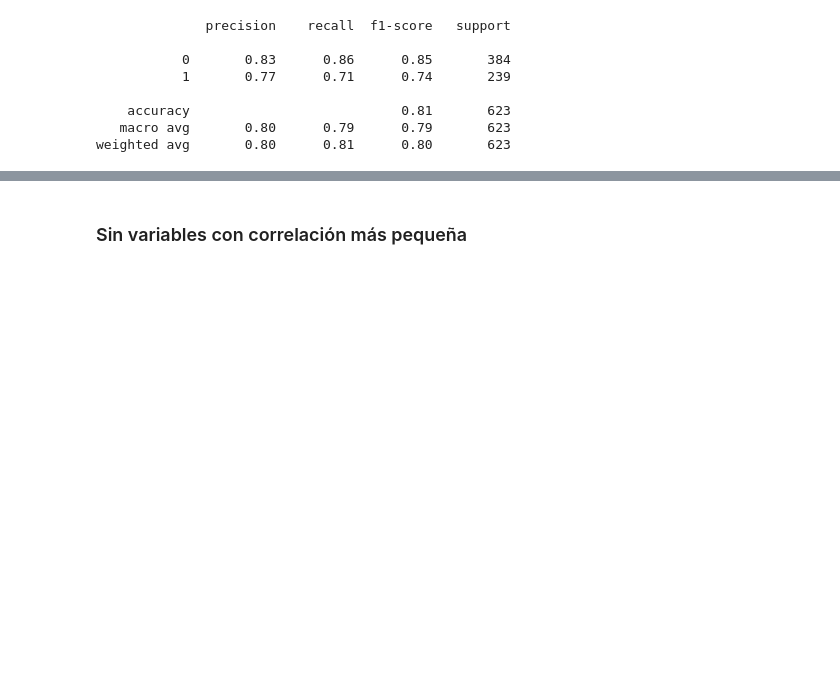
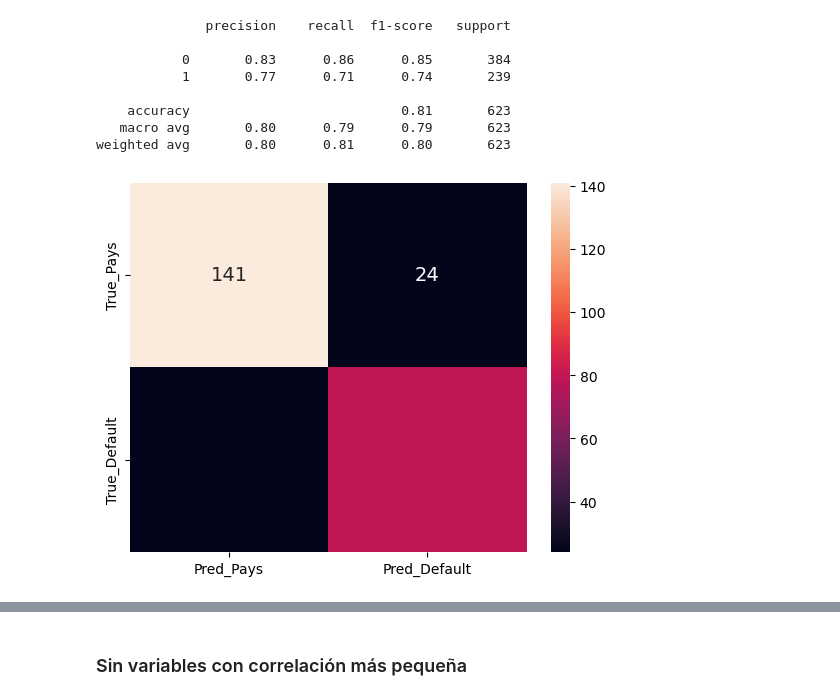
Before and after one commit to ANG112/ONLINE_DS_THEBRIDGE_ALFONSO_NIETO, a Jupyter notebook: 04_Machine_Learning/Sprint_12/Unidad_02/Practica_Obligatoria/18_Practica_Obligatoria_Clasificacion_y_Regresion_Logistica.ipynb, the cells around one changed output, grey strips where cells are left out. Cells and saved outputs as stored; diff of their text form; code cells hidden in the pictures; blank space fills up the shorter version.

```diff
--- a/04_Machine_Learning/Sprint_12/Unidad_02/Practica_Obligatoria/18_Practica_Obligatoria_Clasificacion_y_Regresion_Logistica.ipynb
+++ b/04_Machine_Learning/Sprint_12/Unidad_02/Practica_Obligatoria/18_Practica_Obligatoria_Clasificacion_y_Regresion_Logistica.ipynb
@@ -849,3 +851,13 @@ print(classification_report(y_train, log_reg.predict(X_train)))
     accuracy                           0.81       623
    macro avg       0.80      0.79      0.79       623
 weighted avg       0.80      0.81      0.80       623
+# %%
+# Test
+c_matrix = confusion_matrix(y_test, log_reg.predict(X_test))
+
+c_matrix_df = pd.DataFrame(c_matrix, columns = ['Pred_Pays', 'Pred_Default'],
+                          index = ['True_Pays', 'True_Default'])
+
+sns.heatmap(c_matrix_df, annot=True, fmt='g');
+# %% [output]
+[figure, added]
```
Also changed, not shown: parts of 18 cells of this notebook.
